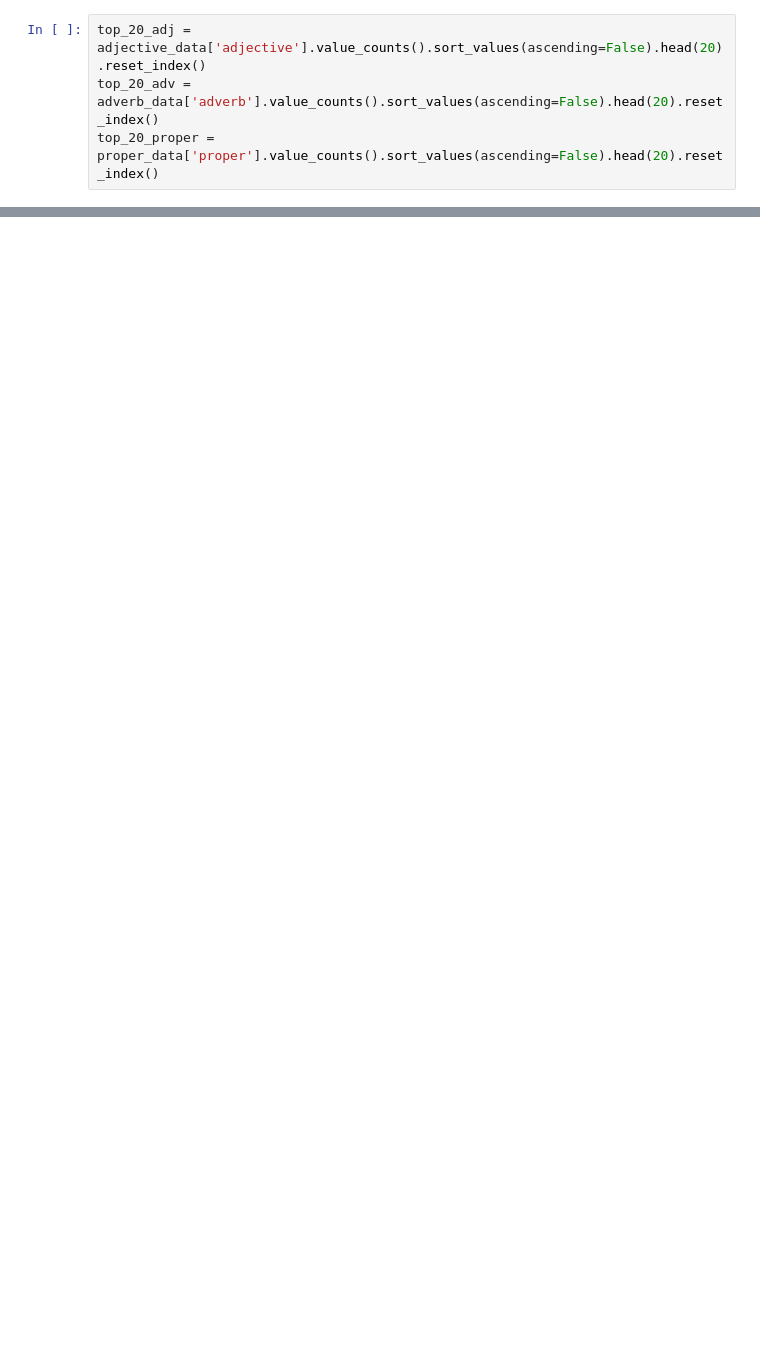
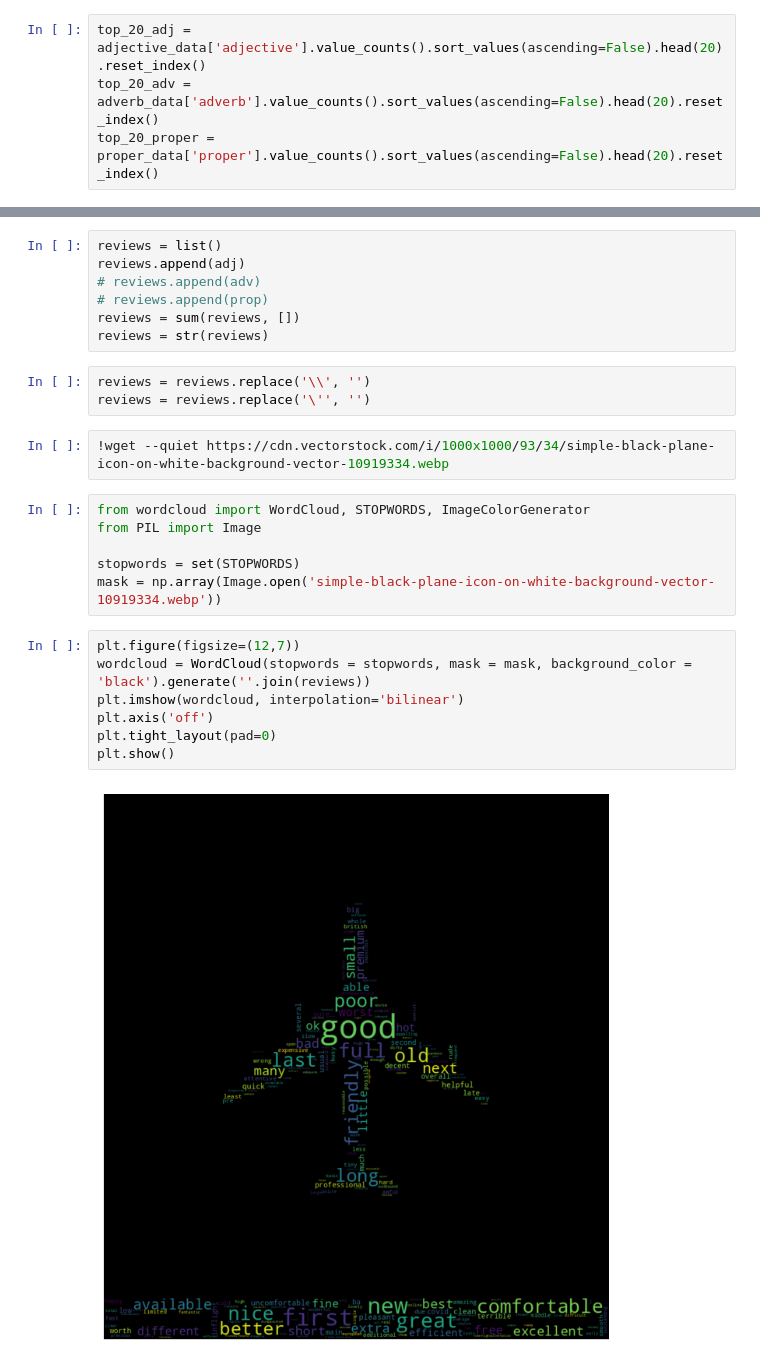
Before and after one commit to Rayan-Ali1083/BritishAirways-internship, a Jupyter notebook: getting_started.ipynb, the cells around one changed output, grey strips where cells are left out. Cells and saved outputs as stored; diff of their text form; blank space fills up the shorter version.

```diff
--- a/getting_started.ipynb
+++ b/getting_started.ipynb
@@ -196,0 +154,27 @@ ERROR: Could not build wheels for wordcloud, which is required to install pyproj
+# %%
+reviews = list()
+reviews.append(adj)
+# reviews.append(adv)
+# reviews.append(prop)
+reviews = sum(reviews, [])
+reviews = str(reviews)
+# %%
+reviews = reviews.replace('\\', '')
+reviews = reviews.replace('\'', '')
+# %%
+!wget --quiet https://cdn.vectorstock.com/i/1000x1000/93/34/simple-black-plane-icon-on-white-background-vector-10919334.webp
+# %%
+from wordcloud import WordCloud, STOPWORDS, ImageColorGenerator
+from PIL import Image
+
+stopwords = set(STOPWORDS)
+mask = np.array(Image.open('simple-black-plane-icon-on-white-background-vector-10919334.webp'))
+# %%
+plt.figure(figsize=(12,7))
+wordcloud = WordCloud(stopwords = stopwords, mask = mask, background_color = 'black').generate(''.join(reviews))
+plt.imshow(wordcloud, interpolation='bilinear')
+plt.axis('off')
+plt.tight_layout(pad=0)
+plt.show()
+# %% [output]
+[figure, added]
```
Also changed, not shown: parts of 6 cells of this notebook.
